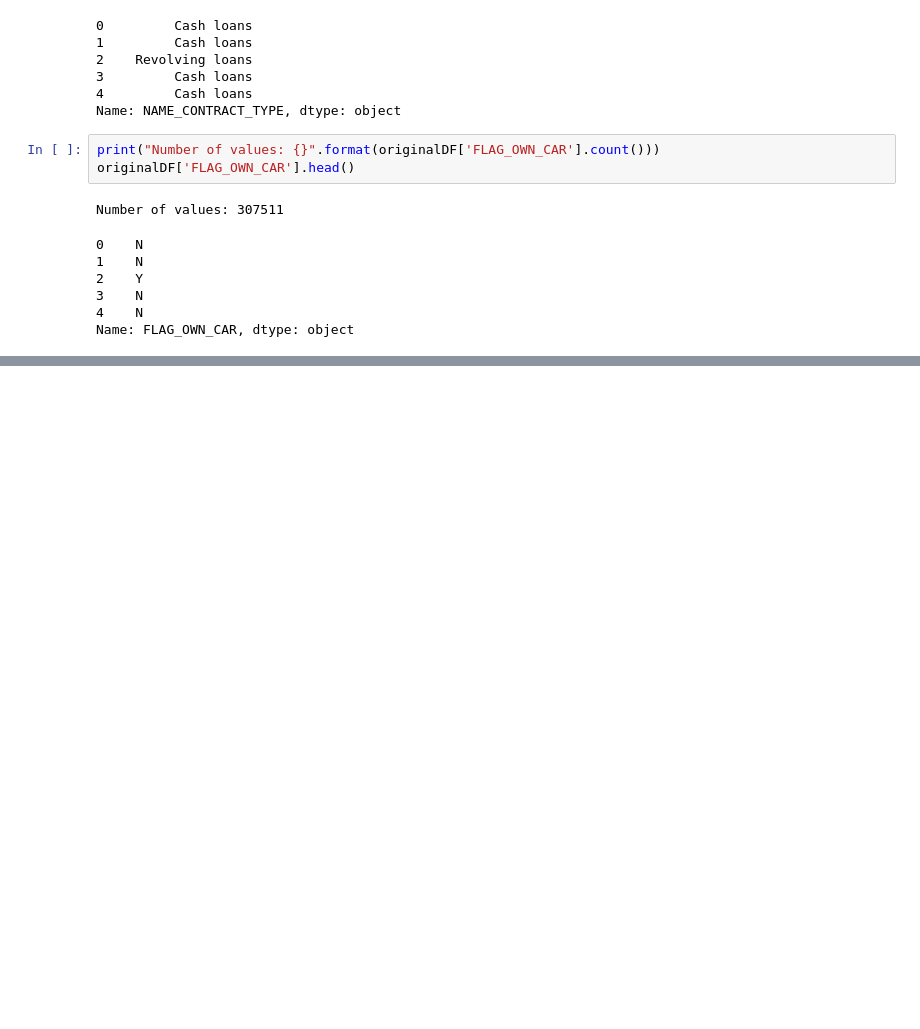
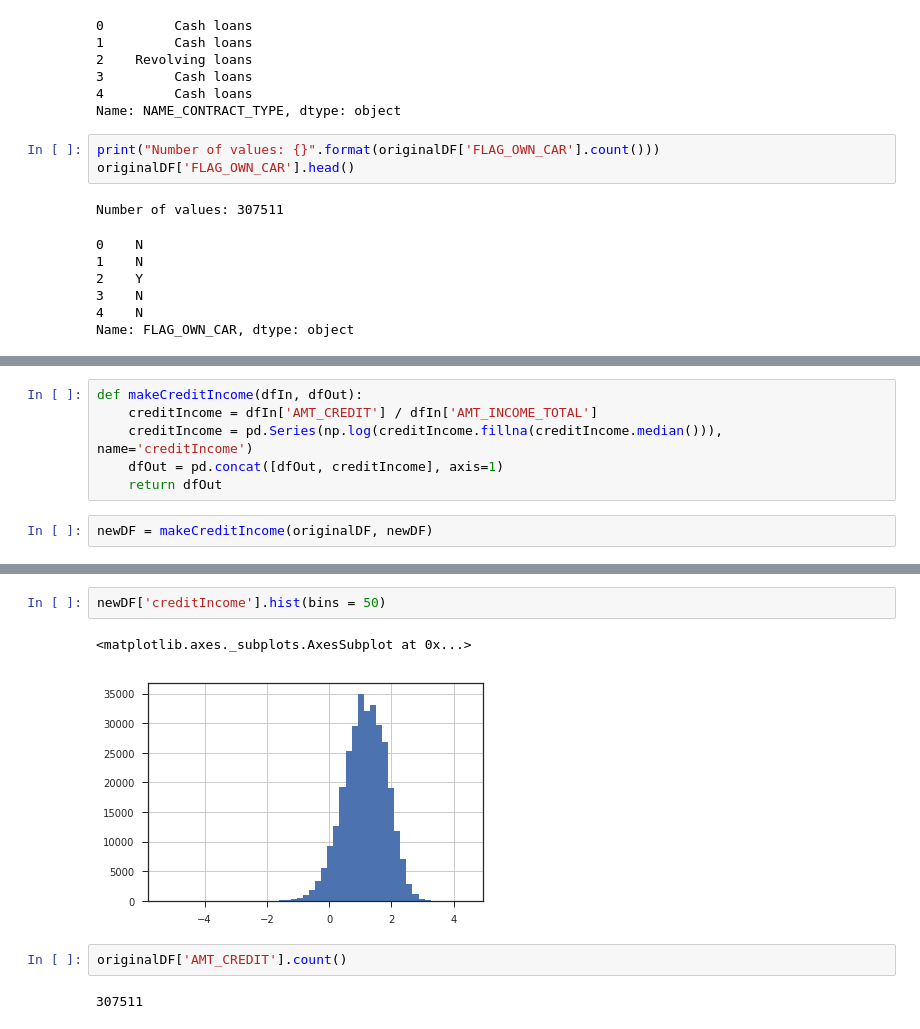
Before and after one commit to robahall/hcdr, a Jupyter notebook: notebooks/3.0-rah-MoreThoroughEDA.ipynb, the cells around one changed output, grey strips where cells are left out. Drawn from its saved outputs; the diff is of its cells as text; blank space fills up the shorter version.

```diff
--- a/notebooks/3.0-rah-MoreThoroughEDA.ipynb
+++ b/notebooks/3.0-rah-MoreThoroughEDA.ipynb
@@ -412,0 +434,8 @@ Name: FLAG_OWN_CAR, dtype: object
+# %%
+def makeCreditIncome(dfIn, dfOut):
+    creditIncome = dfIn['AMT_CREDIT'] / dfIn['AMT_INCOME_TOTAL']
+    creditIncome = pd.Series(np.log(creditIncome.fillna(creditIncome.median())), name='creditIncome')
+    dfOut = pd.concat([dfOut, creditIncome], axis=1)
+    return dfOut
+# %%
+newDF = makeCreditIncome(originalDF, newDF)
@@ -412,0 +451,9 @@ Name: FLAG_OWN_CAR, dtype: object
+# %%
+newDF['creditIncome'].hist(bins = 50)
+# %% [output]
+<matplotlib.axes._subplots.AxesSubplot at 0x...>
+[figure, added]
+# %%
+originalDF['AMT_CREDIT'].count()
+# %% [output]
+307511
```
Also changed, not shown: parts of 21 cells of this notebook.
